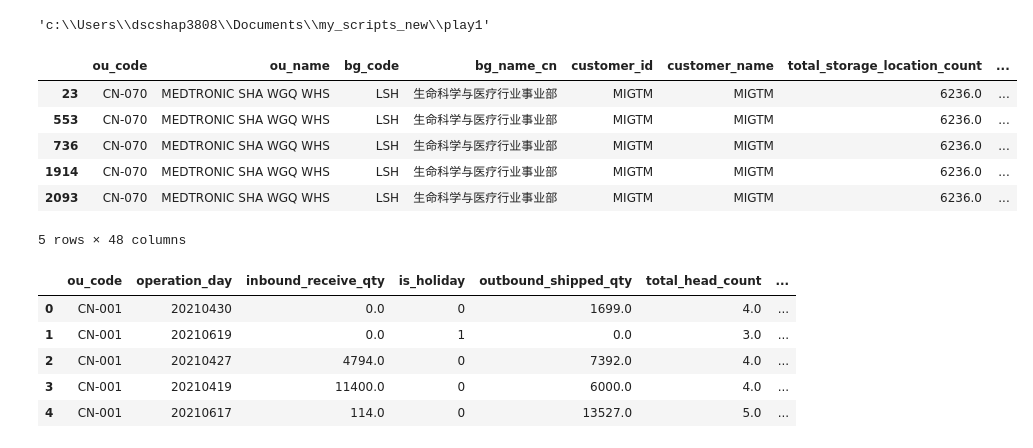
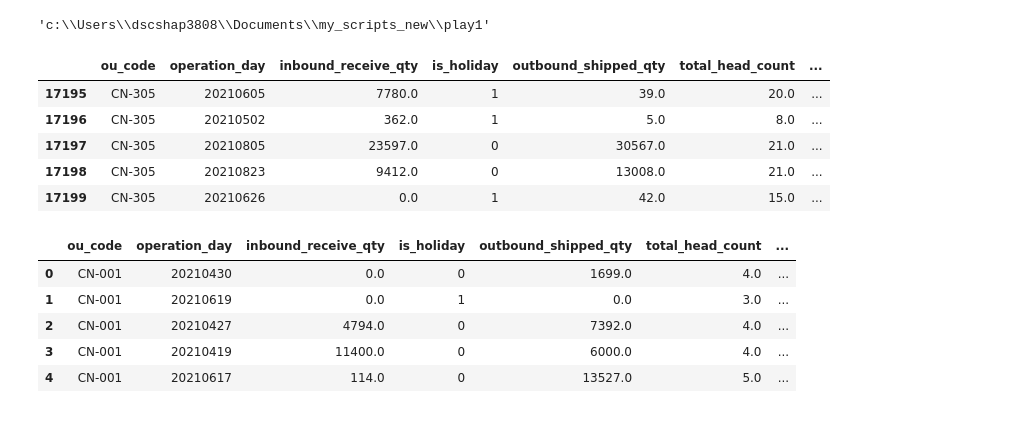
Before and after one commit to fyenne/play1, a Jupyter notebook: play1.ipynb, the cells around one changed output. Drawn from its saved outputs; the diff is of its cells as text; code cells hidden in the pictures.

```diff
--- a/play1.ipynb
+++ b/play1.ipynb
@@ -25,15 +25,14 @@ df = pd.read_csv('./daily_ou_kpi.csv')
 re1 = re.compile(r'(?<=\.).+')
 df.columns = [re1.findall(i)[0] for i in list(df.columns.to_numpy())]
 # %%
-df[df['ou_code'] == 'CN-070'].head()
+df[df['ou_code'] == 'CN-305'].head(5)
 # %% [output]
-|  | ou_code | ou_name | bg_code | bg_name_cn | customer_id | customer_name | total_storage_location_count | ... |
-| 23 | CN-070 | MEDTRONIC SHA WGQ WHS | LSH | 生命科学与医疗行业事业部 | MIGTM | MIGTM | 6236.0 | ... |
-| 553 | CN-070 | MEDTRONIC SHA WGQ WHS | LSH | 生命科学与医疗行业事业部 | MIGTM | MIGTM | 6236.0 | ... |
-| 736 | CN-070 | MEDTRONIC SHA WGQ WHS | LSH | 生命科学与医疗行业事业部 | MIGTM | MIGTM | 6236.0 | ... |
-| 1914 | CN-070 | MEDTRONIC SHA WGQ WHS | LSH | 生命科学与医疗行业事业部 | MIGTM | MIGTM | 6236.0 | ... |
-| 2093 | CN-070 | MEDTRONIC SHA WGQ WHS | LSH | 生命科学与医疗行业事业部 | MIGTM | MIGTM | 6236.0 | ... |
+|  | ou_code | operation_day | inbound_receive_qty | is_holiday | outbound_shipped_qty | total_head_count | ... |
+| 17195 | CN-305 | 20210605 | 7780.0 | 1 | 39.0 | 20.0 | ... |
+| 17196 | CN-305 | 20210502 | 362.0 | 1 | 5.0 | 8.0 | ... |
+| 17197 | CN-305 | 20210805 | 23597.0 | 0 | 30567.0 | 21.0 | ... |
+| 17198 | CN-305 | 20210823 | 9412.0 | 0 | 13008.0 | 21.0 | ... |
+| 17199 | CN-305 | 20210626 | 0.0 | 1 | 42.0 | 15.0 | ... |
-5 rows × 48 columns
 # %%
 
 # clean_df2 = df.groupby('ou_code')[[
```
Also changed, not shown: parts of 18 cells of this notebook, 4 other files.
